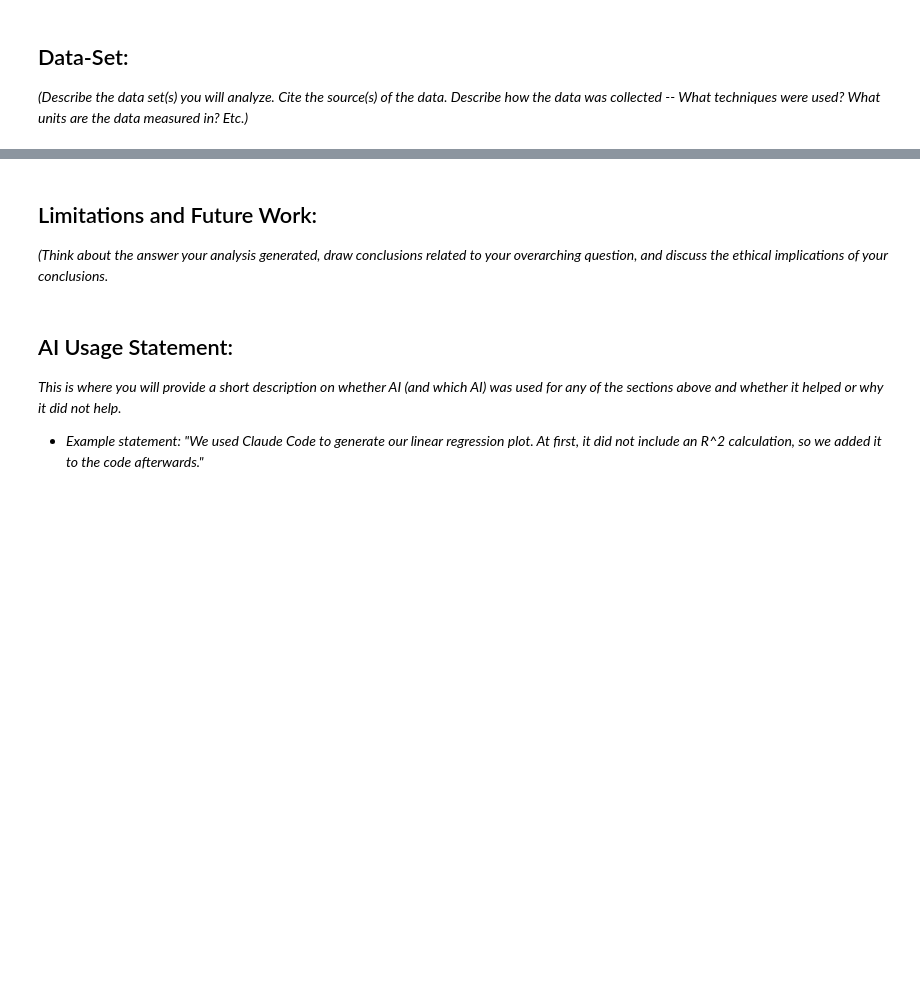
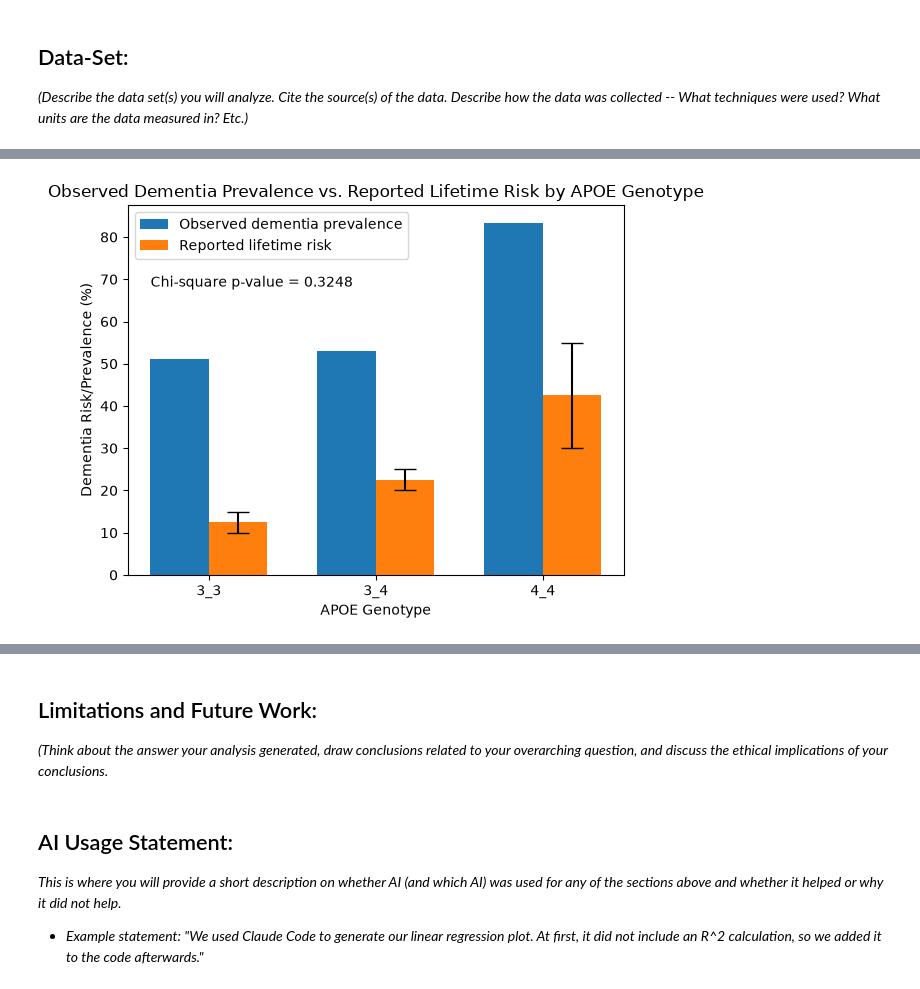
Before and after one commit to epickard-uva/BME2315_Module1, a Jupyter notebook: Module 1 Template.ipynb, the cells around one changed output, grey strips where cells are left out. Saved outputs shown, nothing was run; the diff lists cells and outputs as text; code cells hidden in the pictures; blank space fills up the shorter version.

```diff
--- a/Module 1 Template.ipynb
+++ b/Module 1 Template.ipynb
@@ -64,0 +67,83 @@ Our second and third graphs displayed the relationship between APOE genotypes an
+# %%
+import matplotlib.pyplot as plt
+from scipy import stats
+import numpy as np
+import pandas as pd
+
+# loading the dataset
+df = pd.read_csv("Metadata and Protein Data for Module 1.csv")
+
+#calculating the observed dementia prevalence for each APOE genotype
+apoe_genotypes = ['3_3', '3_4', '4_4']
+observed_prevalence = []
+for genotype in apoe_genotypes:
+    genotype_data = df[df['APOE Genotype'] == genotype]
+    dementia_count = (genotype_data['Cognitive Status'] == 'Dementia').sum()
+    total_count = len(genotype_data)
+    prevalence = dementia_count/total_count * 100
+    observed_prevalence.append(prevalence)
+
+print(observed_prevalence)
+
+#chi square test
+apoe_data = df[df['APOE Genotype'].isin(['3_3', '3_4', '4_4'])]
+contingency_table = pd.crosstab(
+    apoe_data['APOE Genotype'],
+    apoe_data['Cognitive Status'] == 'Dementia'
+)
+print("Contingency Table: ")
+print(contingency_table)
+chi2, p_value, degrees_of_freedom, expected = stats.chi2_contingency(
+    contingency_table
+)
+print("\nChi-square test results:")
+print("Chi-square statistic:", chi2)
+print("Degrees of freedom:", degrees_of_freedom)
+print("p-value:", p_value)
+
+#creating bar graph that shows apoe genotype vs lifetime dementia risk %
+#lifetime risk ranges from internet source
+apoe_genotypes = ['3_3', '3_4', '4_4']
+risk_lower = np.array([10, 20, 30])
+risk_upper = np.array([15, 25, 55])
+risk_mean = (risk_lower + risk_upper)/2 #calculating midpoint for each risk range
+#calculating error bars for risk ranges
+error_lower = risk_mean - risk_lower
+error_upper = risk_upper - risk_mean
+yerr = [error_lower, error_upper]
+
+# Create bar graphs with groups
+x = np.arange(len(apoe_genotypes))
+width = 0.35
+
+plt.bar(
+    x - width/2,
+    observed_prevalence,
+    width,
+    label="Observed dementia prevalence"
+)
+
+plt.bar(
+    x + width/2,
+    risk_mean,
+    width,
+    yerr=yerr,
+    capsize=8,
+    label="Reported lifetime risk"
+)
+
+plt.xticks(x, apoe_genotypes)
+plt.xlabel("APOE Genotype")
+plt.ylabel("Dementia Risk/Prevalence (%)")
+plt.title("Observed Dementia Prevalence vs. Reported Lifetime Risk by APOE Genotype")
+plt.legend()
+plt.text(
+    0.25, 0.78,
+    f"Chi-square p-value = {p_value:.4f}",
+    transform =plt.gca().transAxes,
+    ha='center'
+)
+
+plt.show()
+#Used chat for code above to help plot
+# %% [output]
@@ -65,3 +162,4 @@ Our second and third graphs displayed the relationship between APOE genotypes an
+[figure, added]
 # %% [markdown]
 ## Verify and validate your analysis:
 *(Describe how you checked to see that your analysis gave you an answer that you believe (verify). Describe how your determined if your analysis gave you an answer that is supported by other evidence (e.g., a published paper).*
```
Also changed, not shown: parts of 9 cells of this notebook, 1 other file.
